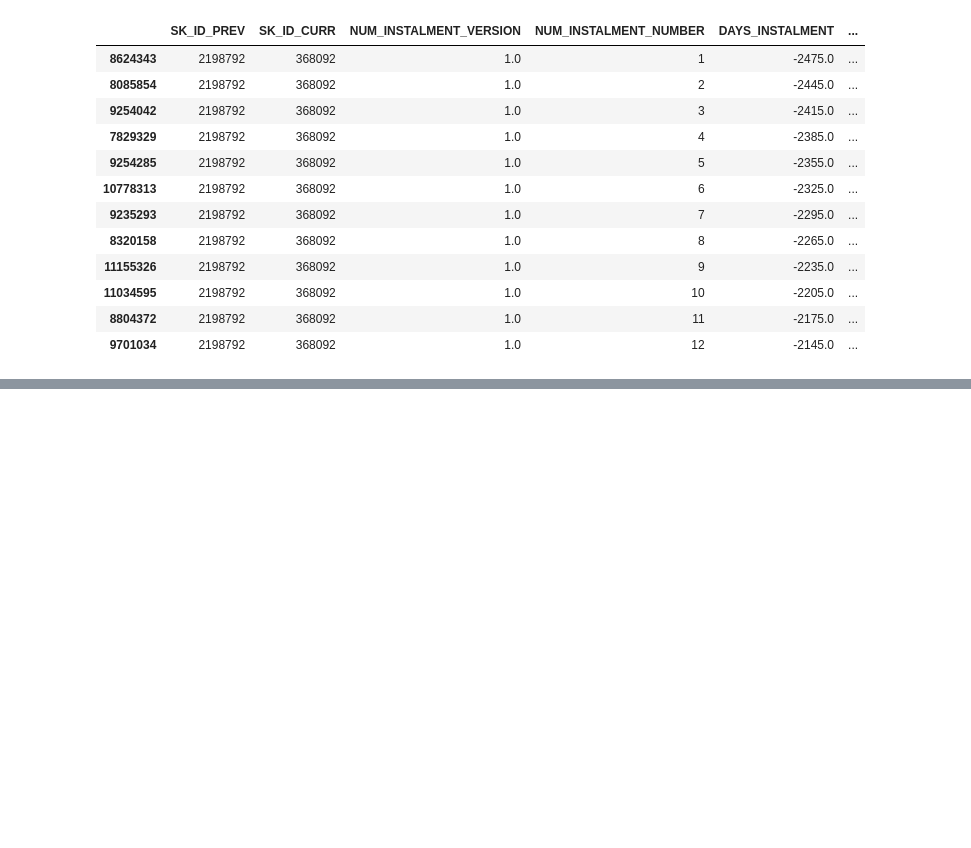
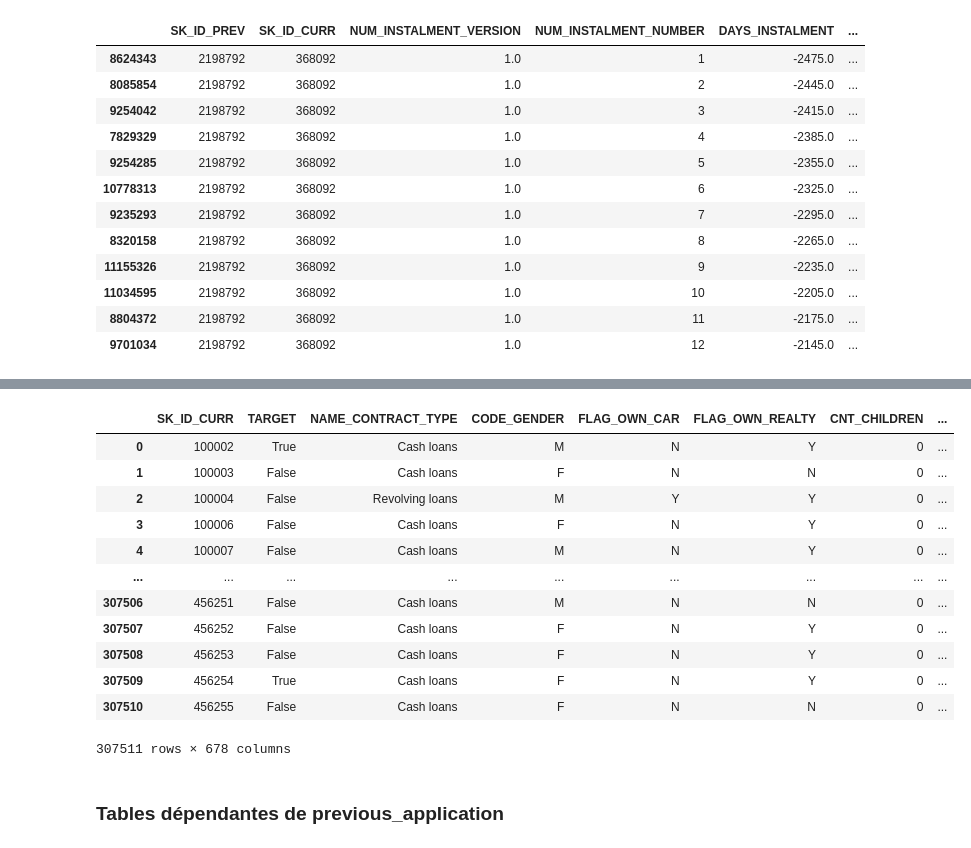
Before and after one commit to sunktoteca/OC-Parcours-DS-P7, a Jupyter notebook: modelisation/scoring - modelisation.ipynb, the cells around one changed output, grey strips where cells are left out. Cells and saved outputs as stored; diff of their text form; code cells hidden in the pictures; blank space fills up the shorter version.

```diff
--- a/modelisation/scoring - modelisation.ipynb
+++ b/modelisation/scoring - modelisation.ipynb
@@ -279,0 +415,9 @@ df_payments[df_payments["SK_ID_CURR"]==368092].sort_values(by="NUM_INSTALMENT_NU
+# %%
+# Merge with the value counts of bureau
+df_application_train = df_application_train.merge(df_bureau_counts, on = 'SK_ID_CURR', how = 'left')
+
+# Merge with the stats of bureau
+df_application_train = df_application_train.merge(df_bureau_agg, on = 'SK_ID_CURR', how = 'left')
+
+# Merge with the monthly information grouped by client
+df_application_train = df_application_train.merge(df_bureau_balance_by_client, on = 'SK_ID_CURR', how = 'left')
@@ -279,0 +433,5 @@ df_payments[df_payments["SK_ID_CURR"]==368092].sort_values(by="NUM_INSTALMENT_NU
+# %%
+# Calculate aggregate statistics for each numeric column
+df_previous_agg = kf.agg_numeric(df_prev_app, 'SK_ID_CURR', 'previous')
+print('Previous aggregation shape: ', df_previous_agg.shape)
+df_previous_agg.head()
@@ -279,0 +448,5 @@ df_payments[df_payments["SK_ID_CURR"]==368092].sort_values(by="NUM_INSTALMENT_NU
+# %%
+# Calculate value counts for each categorical column
+df_previous_counts = kf.agg_categorical(df_prev_app, 'SK_ID_CURR', 'previous')
+print('Previous counts shape: ', df_previous_counts.shape)
+df_previous_counts.head()
@@ -279,0 +463,30 @@ df_payments[df_payments["SK_ID_CURR"]==368092].sort_values(by="NUM_INSTALMENT_NU
+# %%
+# Merge in the previous information
+df_application_train = df_application_train.merge(df_previous_counts, on ='SK_ID_CURR', how = 'left')
+df_application_train = df_application_train.merge(df_previous_agg, on = 'SK_ID_CURR', how = 'left')
+
+df_application_test = df_application_test.merge(df_previous_counts, on ='SK_ID_CURR', how = 'left')
+df_application_test = df_application_test.merge(df_previous_agg, on = 'SK_ID_CURR', how = 'left')
+
+# Remove variables to free memory
+# gc.enable()
+# del previous, previous_agg, previous_counts
+# gc.collect()
+# %%
+df_application_train
+# %% [output]
+|  | SK_ID_CURR | TARGET | NAME_CONTRACT_TYPE | CODE_GENDER | FLAG_OWN_CAR | FLAG_OWN_REALTY | CNT_CHILDREN | ... |
+| 0 | 100002 | True | Cash loans | M | N | Y | 0 | ... |
+| 1 | 100003 | False | Cash loans | F | N | N | 0 | ... |
+| 2 | 100004 | False | Revolving loans | M | Y | Y | 0 | ... |
+| 3 | 100006 | False | Cash loans | F | N | Y | 0 | ... |
+| 4 | 100007 | False | Cash loans | M | N | Y | 0 | ... |
+| ... | ... | ... | ... | ... | ... | ... | ... | ... |
+| 307506 | 456251 | False | Cash loans | M | N | N | 0 | ... |
+| 307507 | 456252 | False | Cash loans | F | N | Y | 0 | ... |
+| 307508 | 456253 | False | Cash loans | F | N | Y | 0 | ... |
+| 307509 | 456254 | True | Cash loans | F | N | Y | 0 | ... |
+| 307510 | 456255 | False | Cash loans | F | N | N | 0 | ... |
+307511 rows × 678 columns
+# %% [markdown]
+### Tables dépendantes de previous_application
```
Also changed, not shown: parts of 36 cells of this notebook, 1 other file.
